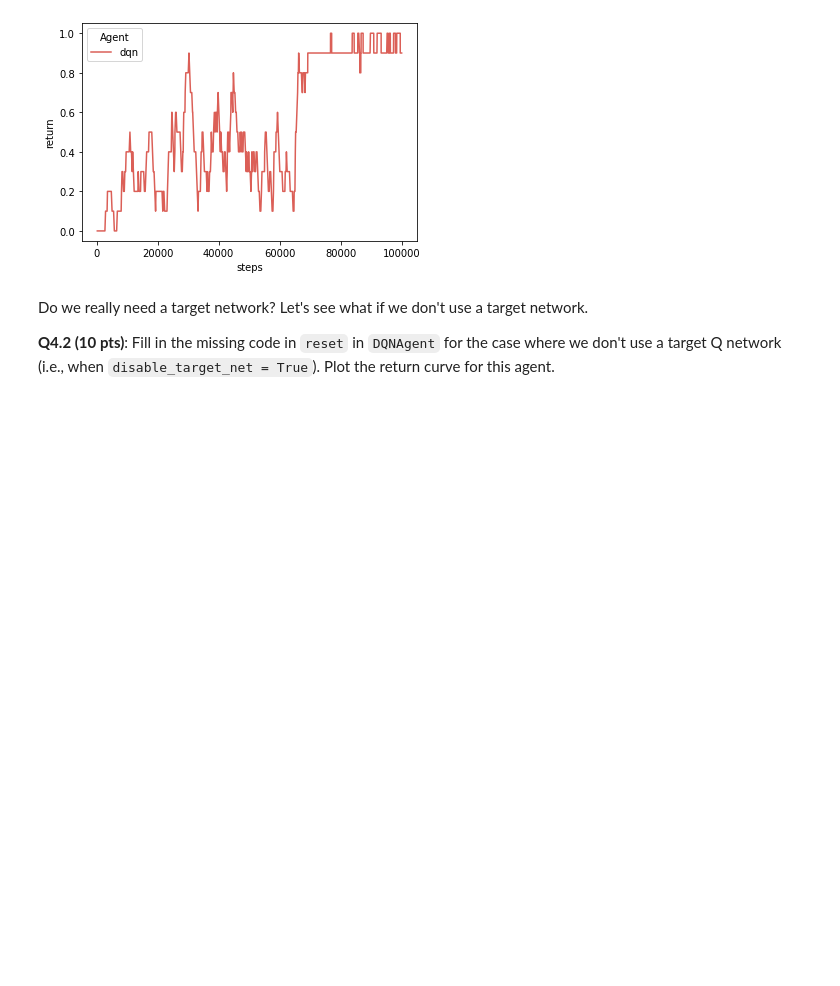
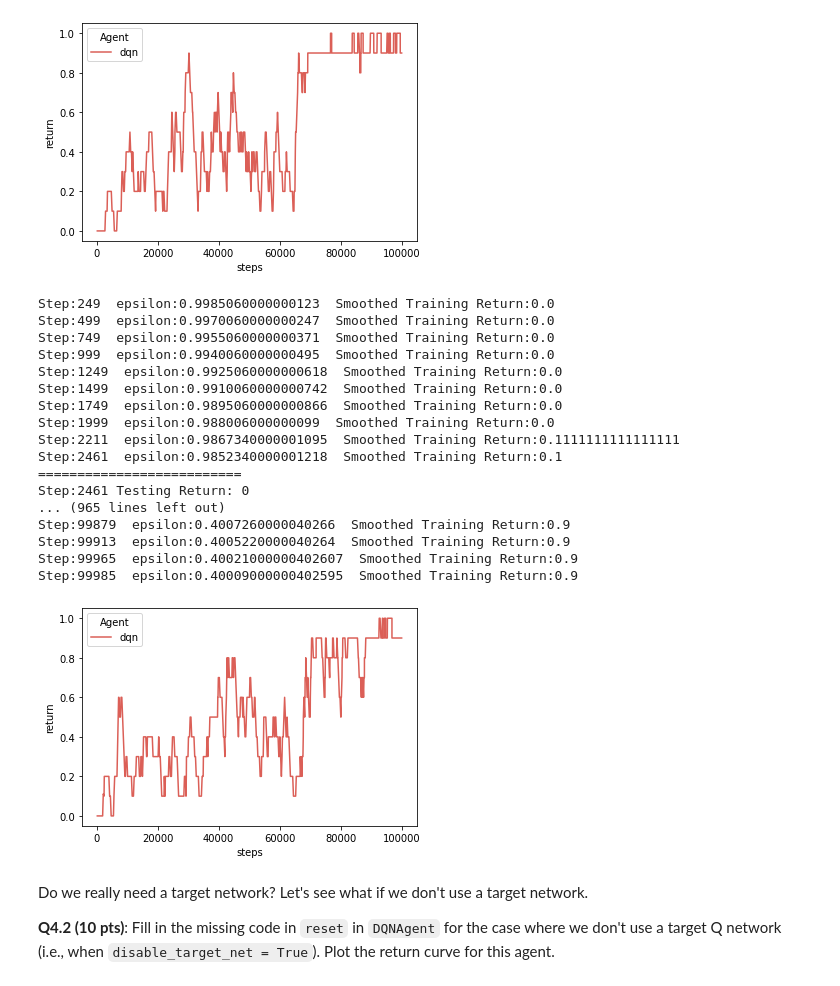
Before and after one commit to LuisCGit/6.484-reinforcement-learning, a Jupyter notebook: dqn.ipynb, the cells around one changed output. Cells and saved outputs as stored; diff of their text form; code cells hidden in the pictures; blank space fills up the shorter version.

```diff
--- a/dqn.ipynb
+++ b/dqn.ipynb
@@ -496,6 +502,30 @@ Step:99993  epsilon:0.4000420000040259  Smoothed Training Return:0.9
 plot(dqn_logs, "steps", "return", "Agent")
 # %% [output]
 [figure]
+# %%
+config = get_default_config()
+agent = DQNAgent(**config)
+dqn_logs2 = dqn_sweep([agent], ['dqn'], max_steps=100000, show_progress=True)
+plot(dqn_logs2, "steps", "return", "Agent")
+# %% [output]
+Step:249  epsilon:0.9985060000000123  Smoothed Training Return:0.0
+Step:499  epsilon:0.9970060000000247  Smoothed Training Return:0.0
+Step:749  epsilon:0.9955060000000371  Smoothed Training Return:0.0
+Step:999  epsilon:0.9940060000000495  Smoothed Training Return:0.0
+Step:1249  epsilon:0.9925060000000618  Smoothed Training Return:0.0
+Step:1499  epsilon:0.9910060000000742  Smoothed Training Return:0.0
+Step:1749  epsilon:0.9895060000000866  Smoothed Training Return:0.0
+Step:1999  epsilon:0.988006000000099  Smoothed Training Return:0.0
+Step:2211  epsilon:0.9867340000001095  Smoothed Training Return:0.1111111111111111
+Step:2461  epsilon:0.9852340000001218  Smoothed Training Return:0.1
+==========================
+Step:2461 Testing Return: 0
+... (965 lines left out)
+Step:99879  epsilon:0.4007260000040266  Smoothed Training Return:0.9
+Step:99913  epsilon:0.4005220000040264  Smoothed Training Return:0.9
+Step:99965  epsilon:0.40021000000402607  Smoothed Training Return:0.9
+Step:99985  epsilon:0.40009000000402595  Smoothed Training Return:0.9
+[figure, added]
 # %% [markdown]
 Do we really need a target network? Let's see what if we don't use a target network.
 
```
Also changed, not shown: parts of 8 cells of this notebook.
